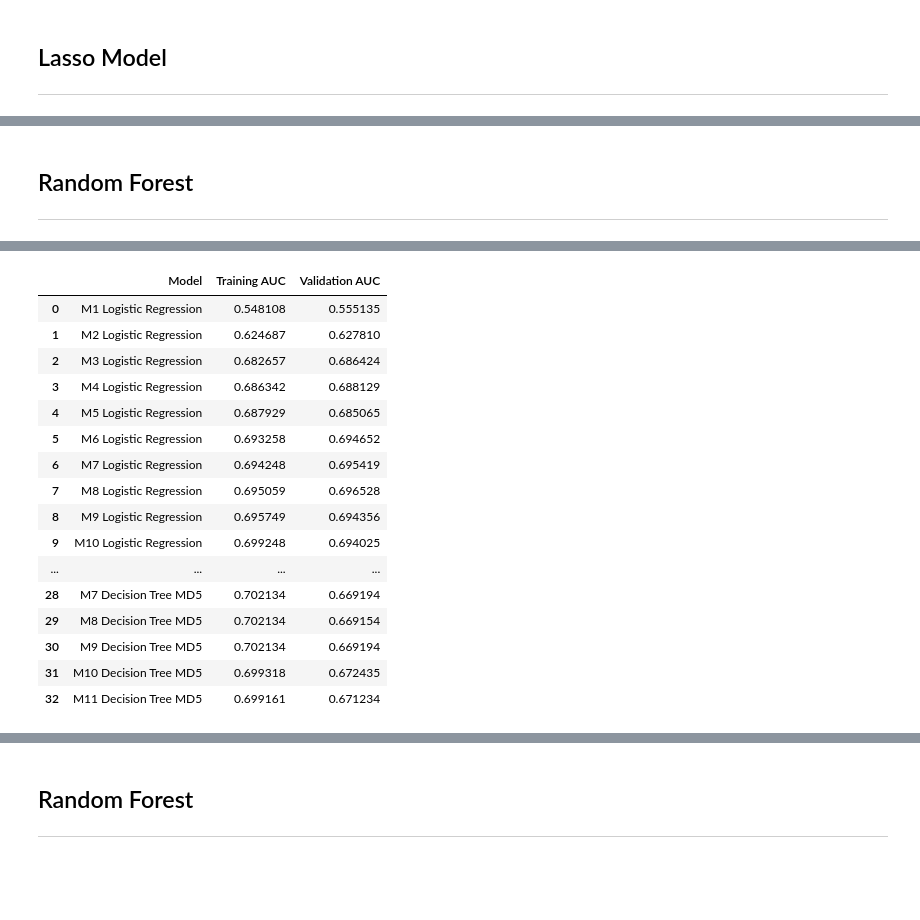
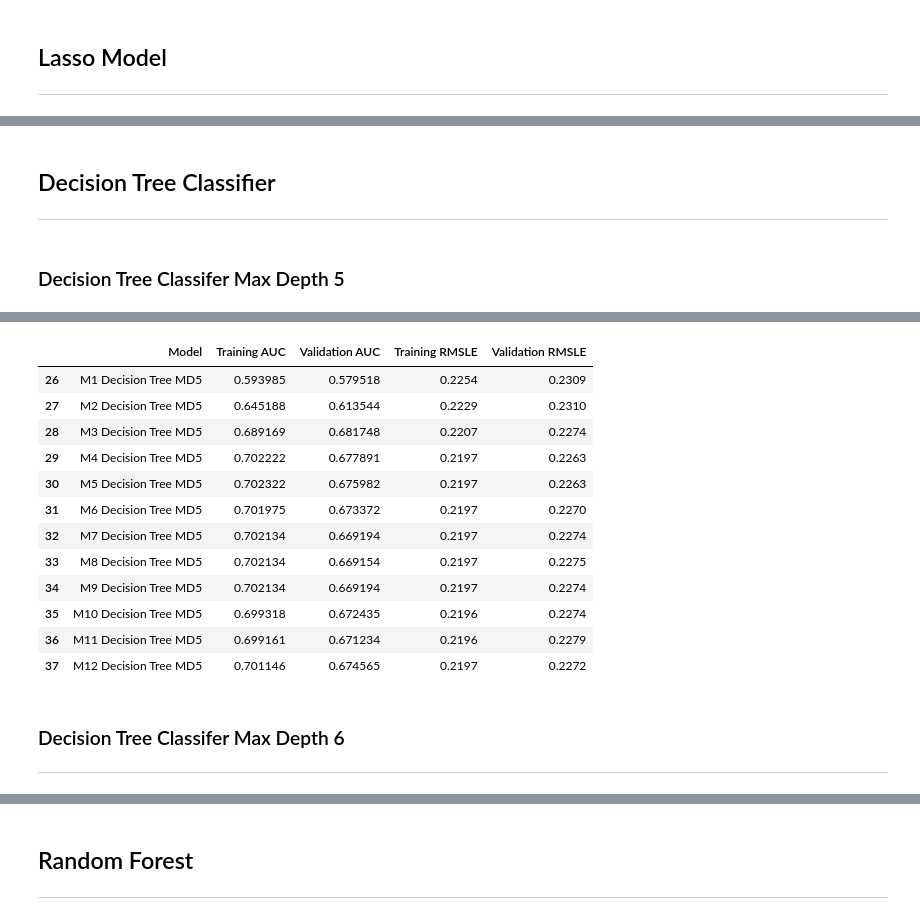
Before and after one commit to Iandrewburg/Data_Science, a Jupyter notebook: Data_Science_2/Assignments/Take_Home_Final/brandenburg_kaggle.ipynb, the cells around one changed output, grey strips where cells are left out. Cells and saved outputs as stored; diff of their text form; code cells hidden in the pictures; blank space fills up the shorter version.

```diff
--- a/Data_Science_2/Assignments/Take_Home_Final/brandenburg_kaggle.ipynb
+++ b/Data_Science_2/Assignments/Take_Home_Final/brandenburg_kaggle.ipynb
@@ -353,7 +431,8 @@ models = {
     'M8': basic_text_features + content_properties + keyword_performance + self_reference_metrics + publication_timing + content_topic_and_sentiment + title_sentiment + sqrd_title_sentiment,
     'M9': basic_text_features + content_properties + keyword_performance + self_reference_metrics + publication_timing + content_topic_and_sentiment + title_sentiment + sqrd_title_sentiment + sqrd_basic_text_features,
     'M10': basic_text_features + content_properties + keyword_performance + self_reference_metrics + publication_timing + content_topic_and_sentiment + title_sentiment + sqrd_title_sentiment + sqrd_basic_text_features + interaction_basic_text_features,
-    'M11': basic_text_features + content_properties + keyword_performance + self_reference_metrics + publication_timing + content_topic_and_sentiment + title_sentiment + sqrd_title_sentiment + sqrd_basic_text_features + interaction_basic_text_features + interaction_title_sentiment_features
+    'M11': basic_text_features + content_properties + keyword_performance + self_reference_metrics + publication_timing + content_topic_and_sentiment + title_sentiment + sqrd_title_sentiment + sqrd_basic_text_features + interaction_basic_text_features + interaction_title_sentiment_features,
+    'M12': perm_importance_variables
 }
 # %%
 # Split 'train_data' into training and validation sets
@@ -463,13 +586,6 @@ results_df
 ## Lasso Model
 ---
 # %%
-from sklearn.metrics import roc_auc_score
-from sklearn.preprocessing import MinMaxScaler
-from sklearn.linear_model import LassoCV
-import pandas as pd
-import numpy as np
-import time
-
 for group_name, features in models.items():
     start_time = time.time()  # Start timer
 
@@ -480,12 +596,11 @@ for group_name, features in models.items():
     pipe_lasso = Pipeline(steps)
     pipe_lasso.fit(X_train[features], y_train)
 
-    # Assuming y_train and y_val are binary and you're treating Lasso predictions as continuous scores
     train_scores = pipe_lasso.predict(X_train[features])
     val_scores = pipe_lasso.predict(X_val[features])
 
-    # Convert scores to binary predictions based on a threshold, e.g., the median
-    threshold = np.median(train_scores)  # Simple threshold example
+    # Convert scores to binary predictions based on the median threshold
+    threshold = np.median(train_scores)
     train_pred = np.where(train_scores > threshold, 1, 0)
     val_pred = np.where(val_scores > threshold, 1, 0)
 
@@ -493,11 +608,15 @@ for group_name, features in models.items():
     train_auc = roc_auc_score(y_train, train_pred)
     val_auc = roc_auc_score(y_val, val_pred)
 
-    new_row = pd.DataFrame([[f"{group_name} Lasso", train_auc, val_auc]], columns=['Model', 'Training AUC', 'Validation AUC'])
+    train_rmsle = calculateRMSLE(train_pred, y_train)
+    val_rmsle = calculateRMSLE(val_pred, y_val)
+
+    new_row = pd.DataFrame([[f"{group_name} Lasso", train_auc, val_auc, train_rmsle, val_rmsle]],
+                           columns=['Model', 'Training AUC', 'Validation AUC', 'Training RMSLE', 'Validation RMSLE'])
     results_df = pd.concat([results_df, new_row], ignore_index=True)
 
     end_time = time.time()  # End timer
     print(f"Completed {group_name} in {end_time - start_time:.2f} seconds")
 
-results_df
+results_df.tail(12)
 # %% [output]
@@ -532,16 +712,9 @@ Completed M11 in 1.83 seconds
 # %% [markdown]
-## Random Forest
+## Decision Tree Classifier
 ---
+# %% [markdown]
+### Decision Tree Classifer Max Depth 5
 # %%
-from sklearn.compose import ColumnTransformer
-from sklearn.pipeline import Pipeline
-from sklearn.preprocessing import MinMaxScaler
-from sklearn.tree import DecisionTreeClassifier
-from sklearn.metrics import roc_auc_score
-import pandas as pd
-import numpy as np
-import time
-
 for group_name, features in models.items():
     start_time = time.time()  # Start timer
 
@@ -558,16 +731,21 @@ for group_name, features in models.items():
     train_prob = pipe_tree.predict_proba(X_train[features])[:, 1]
     val_prob = pipe_tree.predict_proba(X_val[features])[:, 1]
 
-    # Calculate AUC scores using the probabilities
+    # Calculate AUC scores
     train_auc = roc_auc_score(y_train, train_prob)
     val_auc = roc_auc_score(y_val, val_prob)
 
+    # Calculate RMSLE
+    train_rmsle = calculateRMSLE(train_prob, y_train)
+    val_rmsle = calculateRMSLE(val_prob, y_val)
+
     # Append results
-    new_row = pd.DataFrame([[f"{group_name} Decision Tree MD5", train_auc, val_auc]], columns=['Model', 'Training AUC', 'Validation AUC'])
+    new_row = pd.DataFrame([[f"{group_name} Decision Tree MD5", train_auc, val_auc, train_rmsle, val_rmsle]],
+                           columns=['Model', 'Training AUC', 'Validation AUC', 'Training RMSLE', 'Validation RMSLE'])
     results_df = pd.concat([results_df, new_row], ignore_index=True)
 
     end_time = time.time()  # End timer
     print(f"Completed {group_name} in {end_time - start_time:.2f} seconds")
 
-results_df
+results_df.tail(12)
 # %% [output]
@@ -585,20 +764,19 @@ Completed M11 in 1.19 seconds
-|  | Model | Training AUC | Validation AUC |
-| 0 | M1 Logistic Regression | 0.548108 | 0.555135 |
-| 1 | M2 Logistic Regression | 0.624687 | 0.627810 |
-| 2 | M3 Logistic Regression | 0.682657 | 0.686424 |
-| 3 | M4 Logistic Regression | 0.686342 | 0.688129 |
-| 4 | M5 Logistic Regression | 0.687929 | 0.685065 |
-| 5 | M6 Logistic Regression | 0.693258 | 0.694652 |
-| 6 | M7 Logistic Regression | 0.694248 | 0.695419 |
-| 7 | M8 Logistic Regression | 0.695059 | 0.696528 |
-| 8 | M9 Logistic Regression | 0.695749 | 0.694356 |
-| 9 | M10 Logistic Regression | 0.699248 | 0.694025 |
-| ... | ... | ... | ... |
-| 28 | M7 Decision Tree MD5 | 0.702134 | 0.669194 |
-| 29 | M8 Decision Tree MD5 | 0.702134 | 0.669154 |
-| 30 | M9 Decision Tree MD5 | 0.702134 | 0.669194 |
-| 31 | M10 Decision Tree MD5 | 0.699318 | 0.672435 |
-| 32 | M11 Decision Tree MD5 | 0.699161 | 0.671234 |
+|  | Model | Training AUC | Validation AUC | Training RMSLE | Validation RMSLE |
+| 26 | M1 Decision Tree MD5 | 0.593985 | 0.579518 | 0.2254 | 0.2309 |
+| 27 | M2 Decision Tree MD5 | 0.645188 | 0.613544 | 0.2229 | 0.2310 |
+| 28 | M3 Decision Tree MD5 | 0.689169 | 0.681748 | 0.2207 | 0.2274 |
+| 29 | M4 Decision Tree MD5 | 0.702222 | 0.677891 | 0.2197 | 0.2263 |
+| 30 | M5 Decision Tree MD5 | 0.702322 | 0.675982 | 0.2197 | 0.2263 |
+| 31 | M6 Decision Tree MD5 | 0.701975 | 0.673372 | 0.2197 | 0.2270 |
+| 32 | M7 Decision Tree MD5 | 0.702134 | 0.669194 | 0.2197 | 0.2274 |
+| 33 | M8 Decision Tree MD5 | 0.702134 | 0.669154 | 0.2197 | 0.2275 |
+| 34 | M9 Decision Tree MD5 | 0.702134 | 0.669194 | 0.2197 | 0.2274 |
+| 35 | M10 Decision Tree MD5 | 0.699318 | 0.672435 | 0.2196 | 0.2274 |
+| 36 | M11 Decision Tree MD5 | 0.699161 | 0.671234 | 0.2196 | 0.2279 |
+| 37 | M12 Decision Tree MD5 | 0.701146 | 0.674565 | 0.2197 | 0.2272 |
+# %% [markdown]
+### Decision Tree Classifer Max Depth 6
+---
 # %%
 for group_name, features in models.items():
     start_time = time.time()  # Start timer
```
Also changed, not shown: parts of 88 cells of this notebook, 10 other files.
